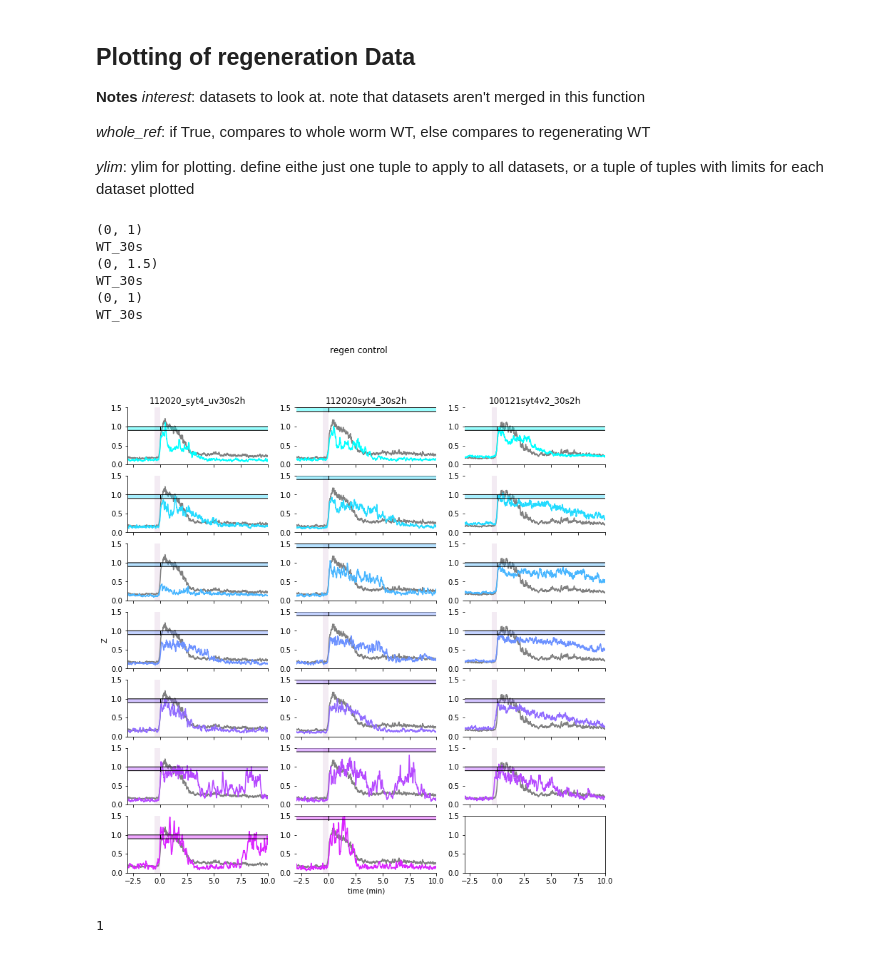
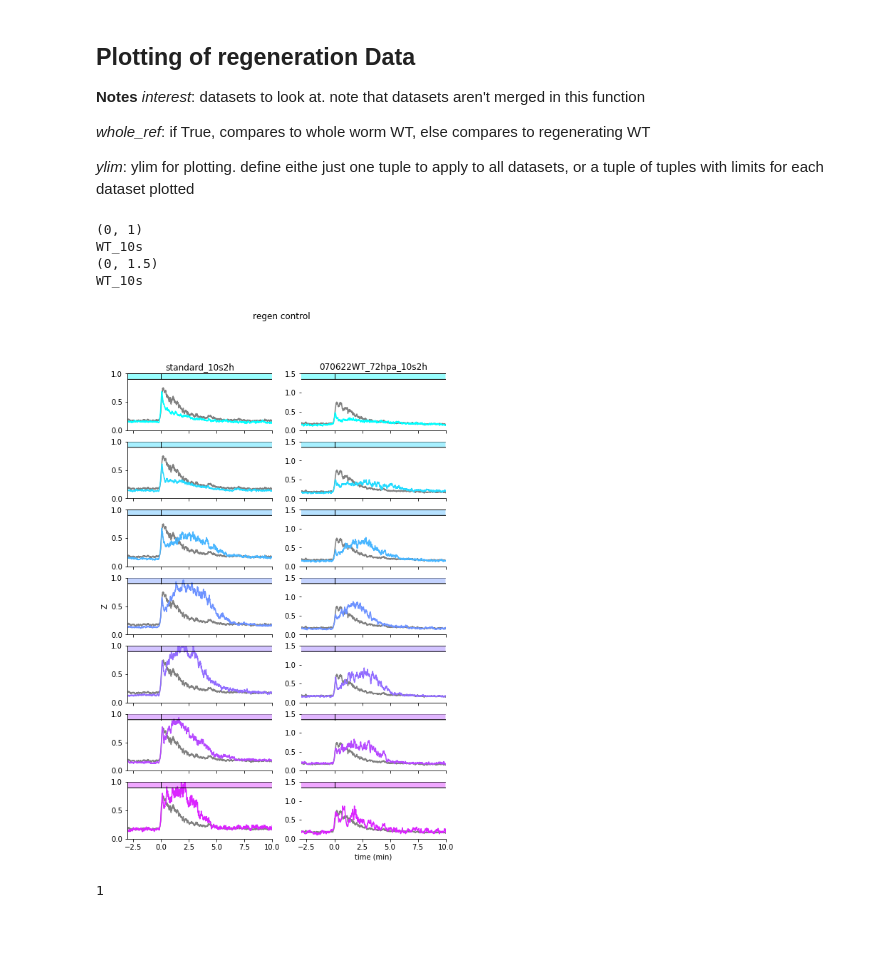
Before and after one commit to samuelbray32/behavior-lite, a Jupyter notebook: publication_regeneration.ipynb, the cells around one changed output. Drawn from its saved outputs; the diff is of its cells as text; code cells hidden in the pictures.

```diff
--- a/publication_regeneration.ipynb
+++ b/publication_regeneration.ipynb
@@ -18,24 +18,22 @@ _ylim_: ylim for plotting. define eithe just one tuple to apply to all datasets,
 # %%
 import numpy as np
 from tools.results_regeneration import rnai_response_regen
 n_boot = 1e0
 statistic=np.median
 #plot_subset
-interest = ['syt4']
+interest = ['10s2h']
 exclude = []
 fig,ax = rnai_response_regen(interest,exclude,n_boot,statistic,whole_ref=True,
                             ylim=((0,1),(0,1.5),(0,1),(0,1.5)),conf_interval=99)
 for a in np.ravel(ax):
     a.set_xlim(-3,10)
-    a.set_ylim(0,1.5)
+#     a.set_ylim(0,1.5)
 # %% [output]
 (0, 1)
-WT_30s
+WT_10s
 (0, 1.5)
-WT_30s
-(0, 1)
-WT_30s
+WT_10s
-[figure, old version]
+[figure, new version]
 # %%
 fig.savefig('plots/10s_regeneration.svg')
 # %%
```
Also changed, not shown: parts of 4 cells of this notebook, 1 other file.
